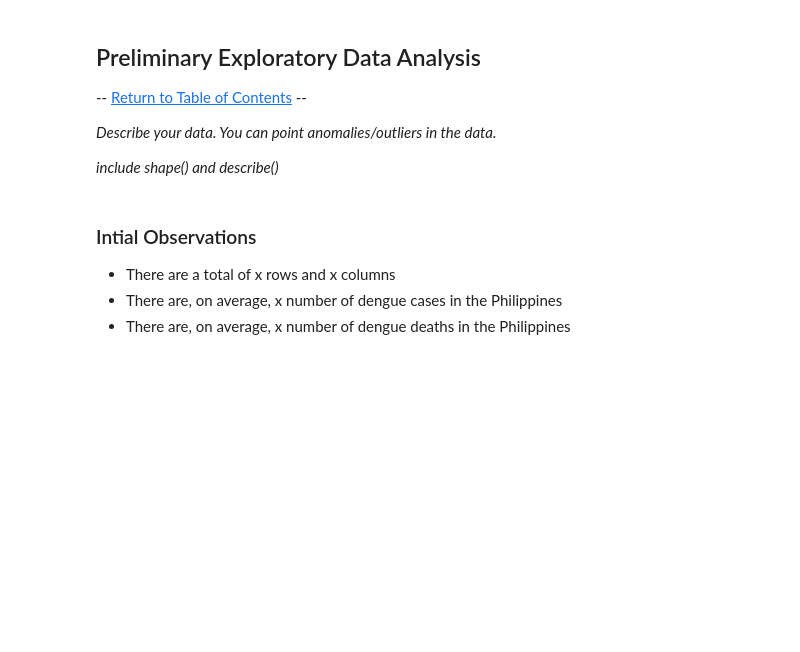
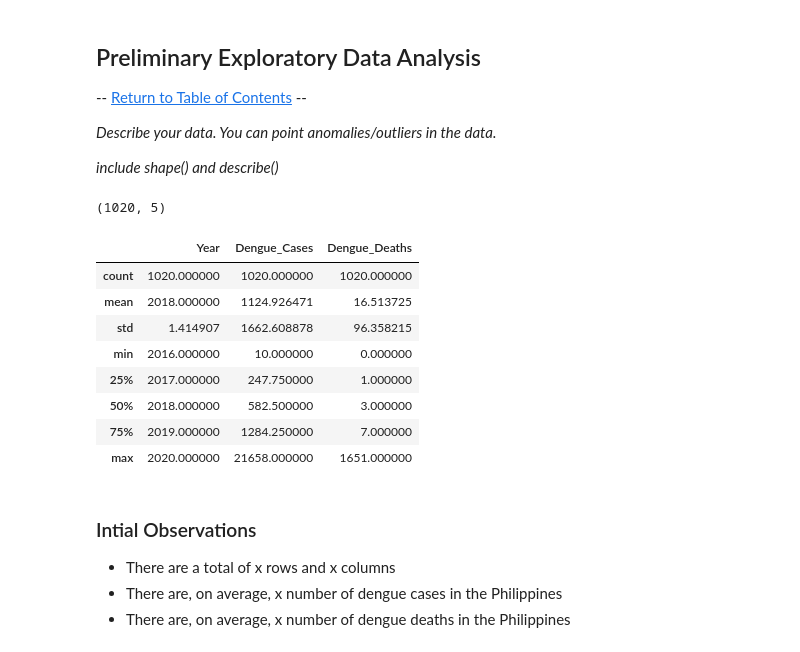
Before and after one commit to lowrainxx/DATA100-FinalProject, a Jupyter notebook: GROUP 2.ipynb, the cells around one changed output. Drawn from its saved outputs; the diff is of its cells as text; code cells hidden in the pictures; blank space fills up the shorter version.

```diff
--- a/GROUP 2.ipynb
+++ b/GROUP 2.ipynb
@@ -110,3 +111,19 @@ memory usage: 40.0+ KB
 *Describe your data. You can point anomalies/outliers in the data.*
 
 *include shape() and describe()*
+# %%
+cases_df.shape
+# %% [output]
+(1020, 5)
+# %%
+cases_df.describe()
+# %% [output]
+|  | Year | Dengue_Cases | Dengue_Deaths |
+| count | 1020.000000 | 1020.000000 | 1020.000000 |
+| mean | 2018.000000 | 1124.926471 | 16.513725 |
+| std | 1.414907 | 1662.608878 | 96.358215 |
+| min | 2016.000000 | 10.000000 | 0.000000 |
+| 25% | 2017.000000 | 247.750000 | 1.000000 |
+| 50% | 2018.000000 | 582.500000 | 3.000000 |
+| 75% | 2019.000000 | 1284.250000 | 7.000000 |
+| max | 2020.000000 | 21658.000000 | 1651.000000 |
```
Also changed, not shown: parts of 3 cells of this notebook.
